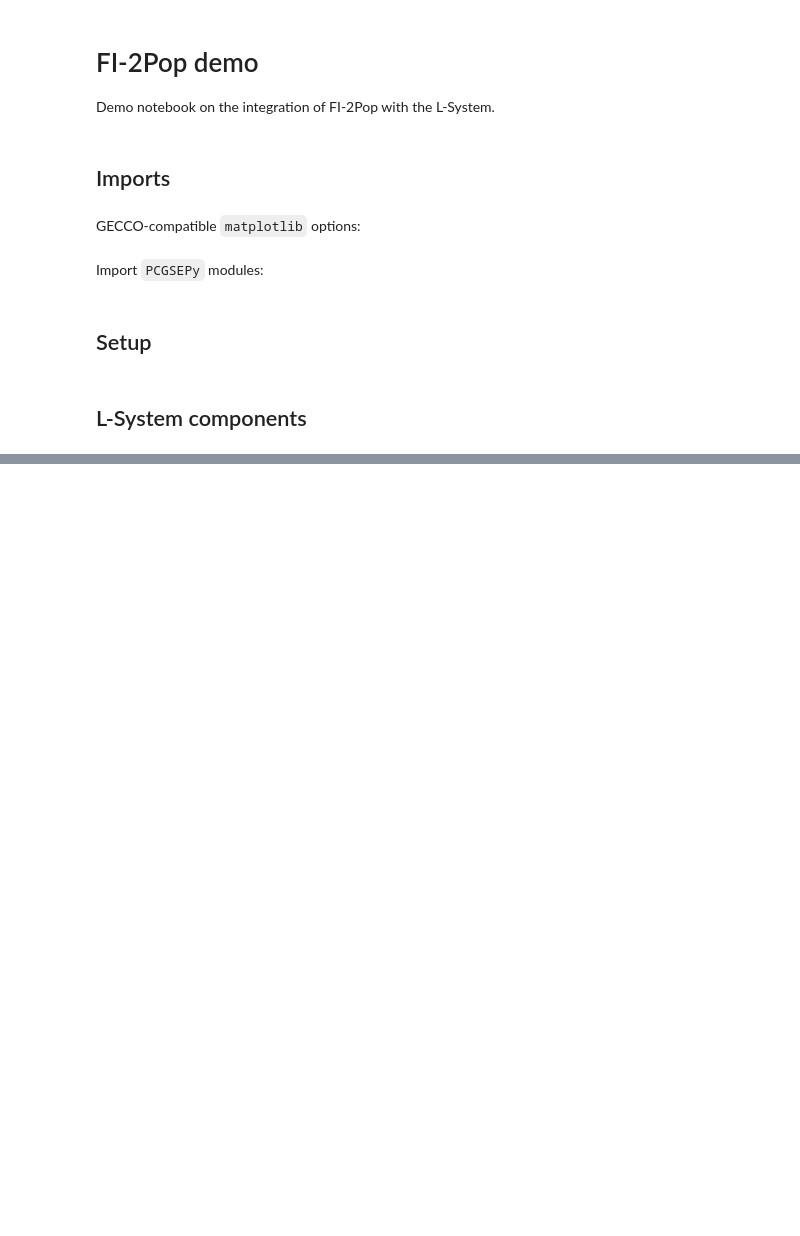
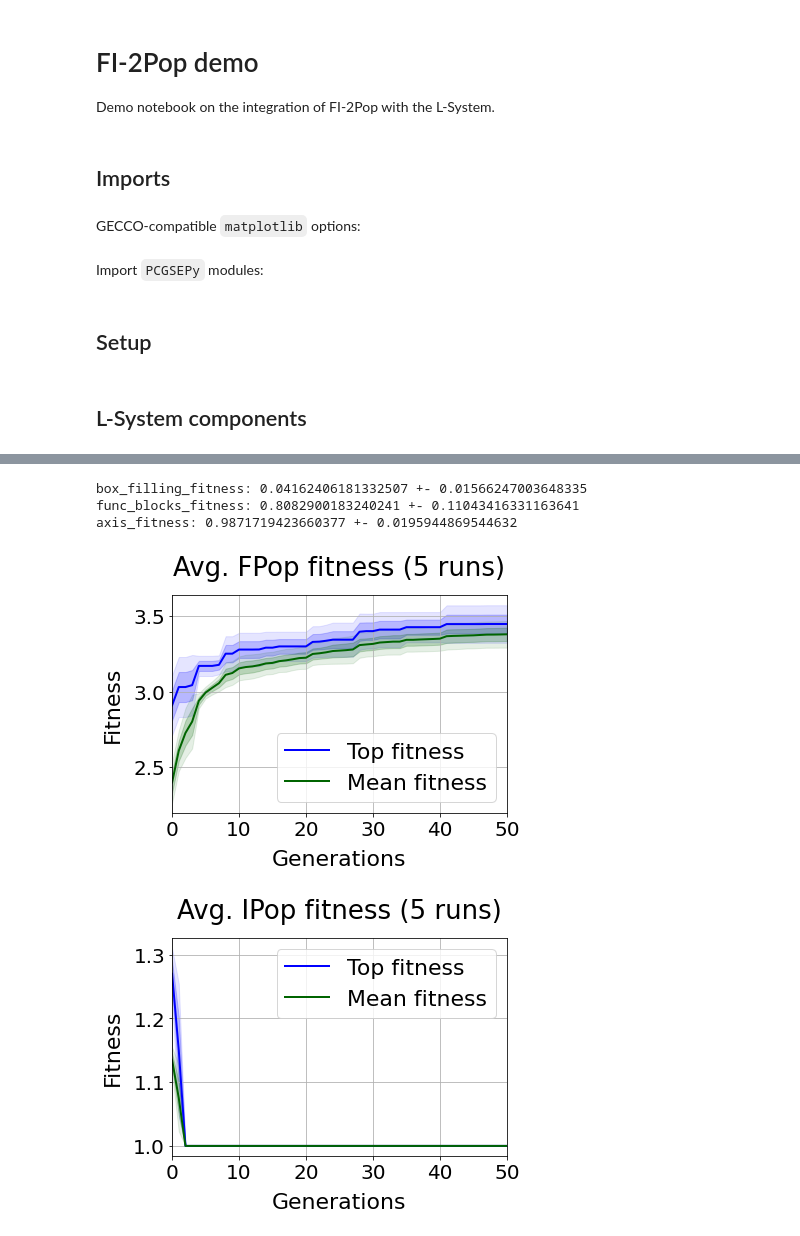
Before and after one commit to arayabrain/space-engineers-ai-spaceship-generator, a Jupyter notebook: l-system/fi2pop-demo.ipynb, the cells around one changed output, grey strips where cells are left out. Drawn from its saved outputs; the diff is of its cells as text; code cells hidden in the pictures; blank space fills up the shorter version.

```diff
--- a/l-system/fi2pop-demo.ipynb
+++ b/l-system/fi2pop-demo.ipynb
@@ -381,0 +500,23 @@ plt.show()
+# %%
+with open(f'results/hybrid_ea_elites.npz', 'rb') as f:
+    npzfile = np.load(f)
+    efs = npzfile['arr_0']
+
+    for i, f in enumerate(fitnesses):
+        ef_mean = np.mean(efs[:, i])
+        ef_std = np.std(efs[:, i])
+        print(f'{f.__name__}: {ef_mean} +- {ef_std}')
+
+with open(f'results/hybrid_ea_metrics.npz', 'rb') as f:
+    npzfile = np.load(f)
+    ffs = npzfile['arr_0']
+    ifs = npzfile['arr_1']
+
+    plot_mean_and_top_feasible(ffs=ffs, exp_name='hybrid_ea')
+    plot_mean_and_top_infeasible(ifs=ifs, exp_name='hybrid_ea')
+# %% [output]
+box_filling_fitness: 0.04162406181332507 +- 0.01566247003648335
+func_blocks_fitness: 0.8082900183240241 +- 0.11043416331163641
+axis_fitness: 0.9871719423660377 +- 0.0195944869544632
+[figure, added]
+[figure, added]
```
Also changed, not shown: parts of 14 cells of this notebook, 32 other files.
